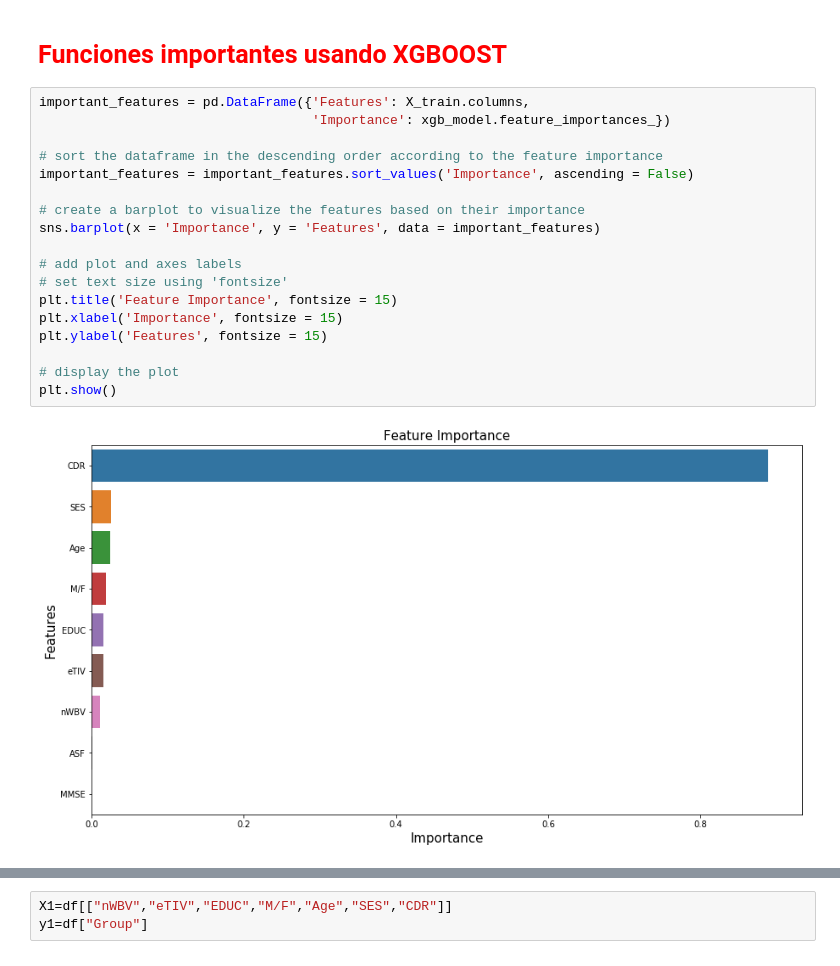
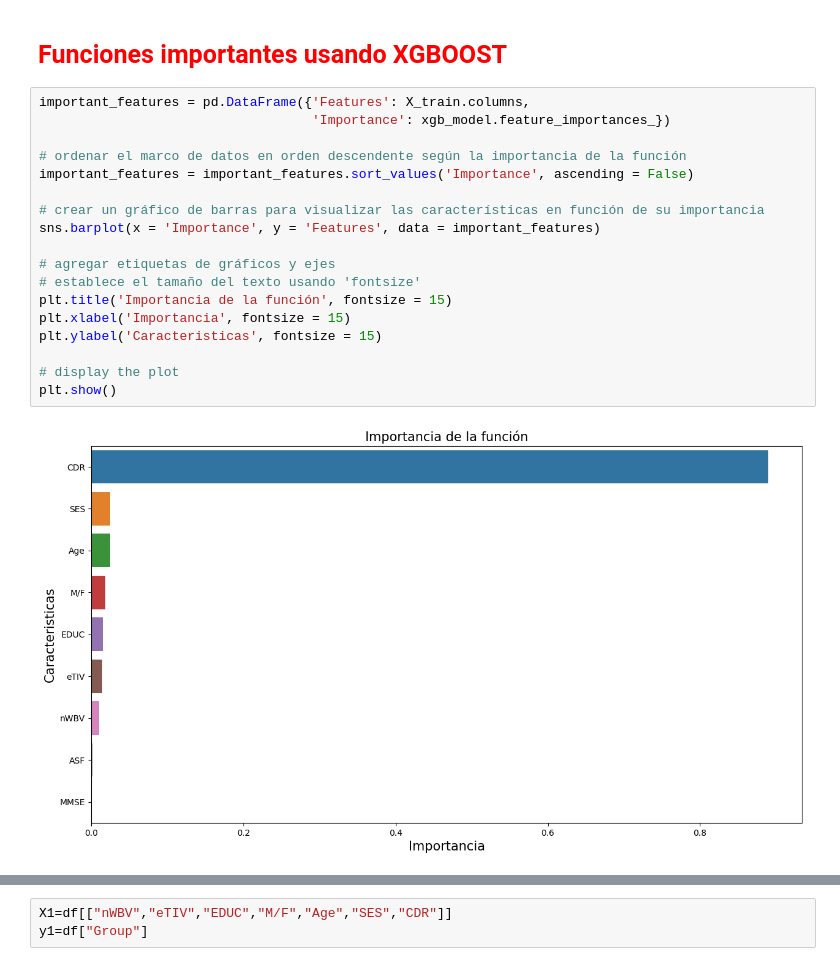
Before and after one commit to jesymca/Alzheimers-Algoritmo, a Jupyter notebook: Algoritmo.ipynb, the cells around one changed output, grey strips where cells are left out. Drawn from its saved outputs; the diff is of its cells as text.

Commit message:
Verificacion de datos

```diff
--- a/Algoritmo.ipynb
+++ b/Algoritmo.ipynb
@@ -1885,23 +1883,23 @@ score_card
 # %%
 important_features = pd.DataFrame({'Features': X_train.columns,
                                    'Importance': xgb_model.feature_importances_})
 
-# sort the dataframe in the descending order according to the feature importance
+# ordenar el marco de datos en orden descendente según la importancia de la función
 important_features = important_features.sort_values('Importance', ascending = False)
 
-# create a barplot to visualize the features based on their importance
+# crear un gráfico de barras para visualizar las características en función de su importancia
 sns.barplot(x = 'Importance', y = 'Features', data = important_features)
 
-# add plot and axes labels
-# set text size using 'fontsize'
-plt.title('Feature Importance', fontsize = 15)
-plt.xlabel('Importance', fontsize = 15)
-plt.ylabel('Features', fontsize = 15)
+# agregar etiquetas de gráficos y ejes
+# establece el tamaño del texto usando 'fontsize'
+plt.title('Importancia de la función', fontsize = 15)
+plt.xlabel('Importancia', fontsize = 15)
+plt.ylabel('Caracteristicas', fontsize = 15)
 
 # display the plot
 plt.show()
 # %% [output]
-[figure, old version]
+[figure, new version]
 # %%
 df.columns
 # %% [output]
```
Also changed, not shown: parts of 71 cells of this notebook.
